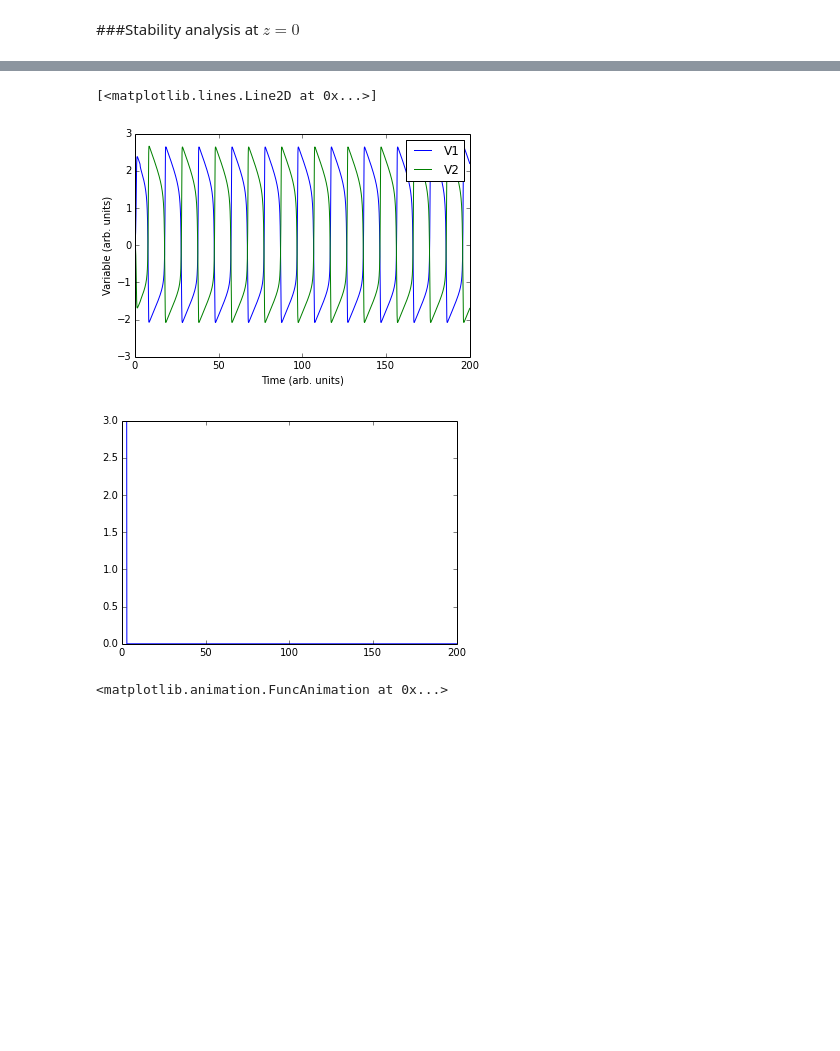
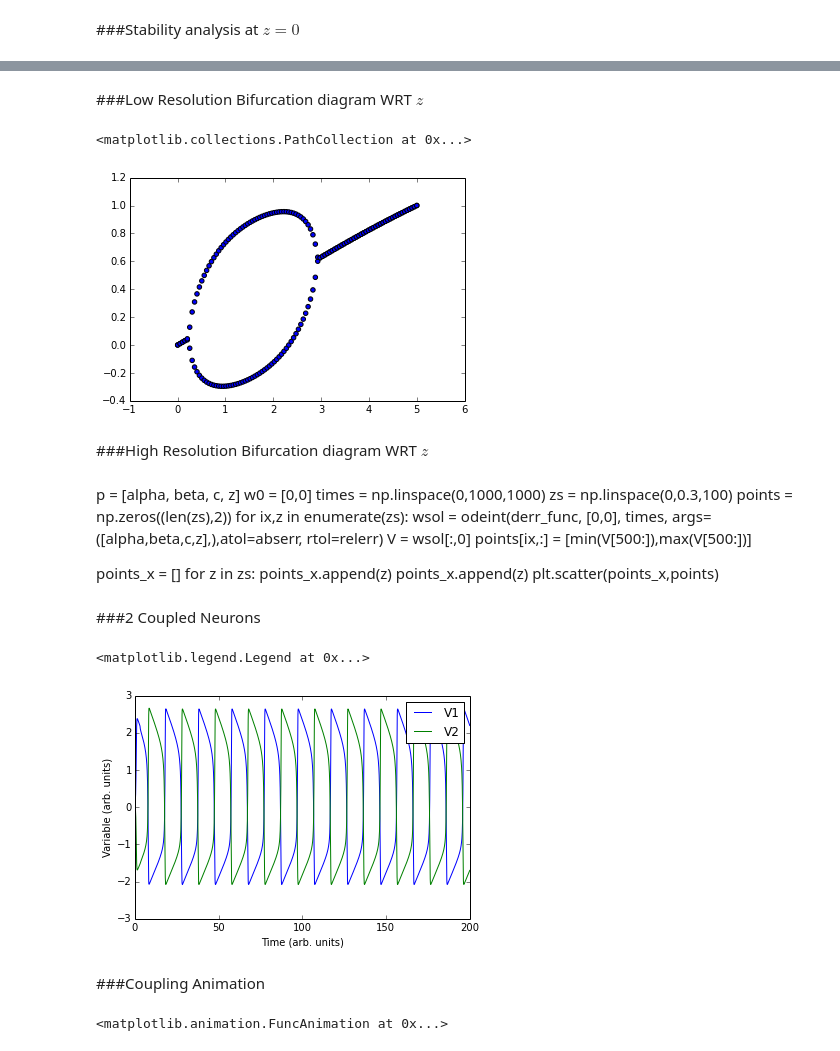
Before and after one commit to aaronshifman/modeling_final, a Jupyter notebook: ipynb/python model - isolated.ipynb, the cells around one changed output, grey strips where cells are left out. Drawn from its saved outputs; the diff is of its cells as text; code cells hidden in the pictures; blank space fills up the shorter version.

Commit message:
clean up and adding bifurcations

```diff
--- a/ipynb/python model - isolated.ipynb
+++ b/ipynb/python model - isolated.ipynb
@@ -91,6 +96,6 @@ plt.legend(['Limit Cycle','V Nullcline','W Nullcline'])
 # %%
 n_z = 50
-zs = np.linspace(0,3,n_z)
+zs = np.linspace(0,5,n_z)
 V_loop = np.zeros((n_z,np.size(V)))
 W_loop = np.zeros((n_z,np.size(W)))
 
@@ -130,7 +135,7 @@ def animate(i):
     return lines
 
 
-animation.FuncAnimation(fig, animate, init_func=init,frames=20, interval=100, blit=True)
+animation.FuncAnimation(fig, animate, init_func=init,frames=n_z, interval=100, blit=True)
 # %% [output]
 <matplotlib.animation.FuncAnimation at 0x...>
 # %% [markdown]
@@ -176,5 +202,45 @@ Halp! Should we say anything about this?
+# %% [markdown]
+###Low Resolution Bifurcation diagram WRT $z$
+# %%
+p = [alpha, beta, c, z]
+w0 = [0,0]
+times = np.linspace(0,1000,1000)
+zs = np.linspace(0,5,100)
+points = np.zeros((len(zs),2))
+for ix,z in enumerate(zs):
+    wsol = odeint(derr_func, [0,0], times, args=([alpha,beta,c,z],),atol=abserr, rtol=relerr)
+    V = wsol[:,0]
+    points[ix,:] = [min(V[500:]),max(V[500:])]
+
+points_x = []
+for z in zs:
+    points_x.append(z)
+    points_x.append(z)
+plt.scatter(points_x,points)
+# %% [output]
+<matplotlib.collections.PathCollection at 0x...>
+[figure, added]
+# %% [markdown]
+###High Resolution Bifurcation diagram WRT $z$
+# %% [markdown]
+p = [alpha, beta, c, z]
+w0 = [0,0]
+times = np.linspace(0,1000,1000)
+zs = np.linspace(0,0.3,100)
+points = np.zeros((len(zs),2))
+for ix,z in enumerate(zs):
+    wsol = odeint(derr_func, [0,0], times, args=([alpha,beta,c,z],),atol=abserr, rtol=relerr)
+    V = wsol[:,0]
+    points[ix,:] = [min(V[500:]),max(V[500:])]
+
+points_x = []
+for z in zs:
+    points_x.append(z)
+    points_x.append(z)
+plt.scatter(points_x,points)
+# %% [markdown]
+###2 Coupled Neurons
 # %%
-#Bulk derrivative for ode solver
 def derr_func_coup(var,t,p):
     alpha,beta,c,z,gamma = p
     V1,V2,W1,W2 = var
@@ -196,13 +262,11 @@ plt.plot(times,V2)
 plt.xlabel('Time (arb. units)')
 plt.ylabel('Variable (arb. units)')
 plt.legend(['V1','V2'])
-
-plt.figure()
-plt.plot(times,z*(times<3))
 # %% [output]
-[<matplotlib.lines.Line2D at 0x...>]
+<matplotlib.legend.Legend at 0x...>
 [figure]
-[figure, removed]
+# %% [markdown]
+###Coupling Animation
 # %%
 n_gamma = 10
 gammas = np.linspace(0,1,n_gamma)
```
Also changed, not shown: parts of 5 cells of this notebook.
